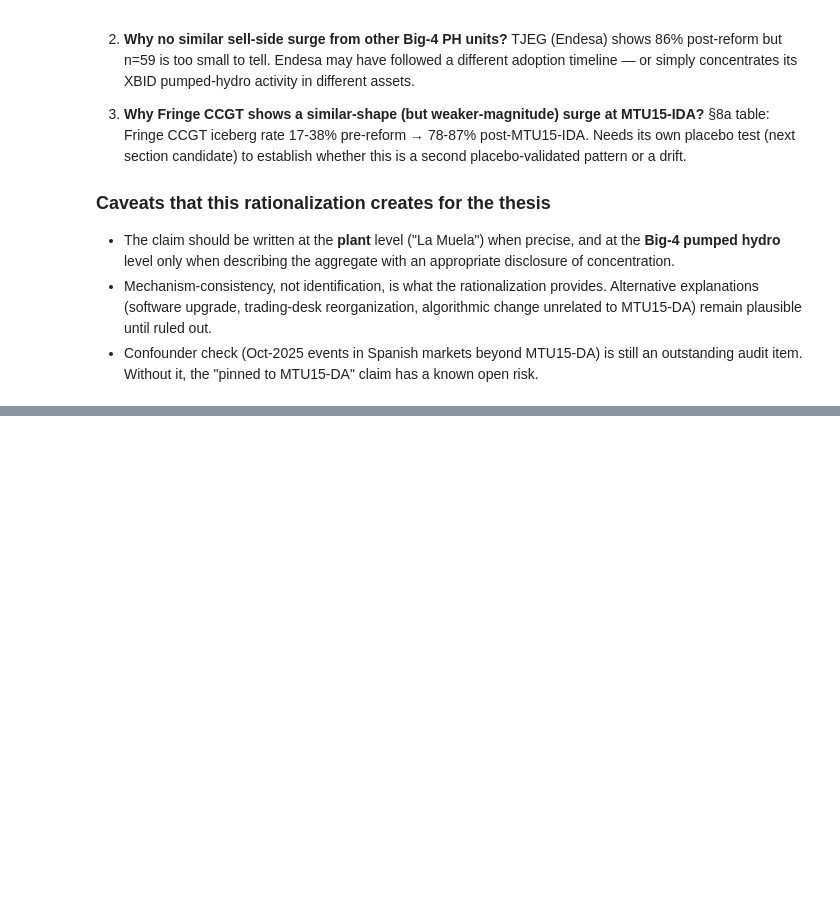
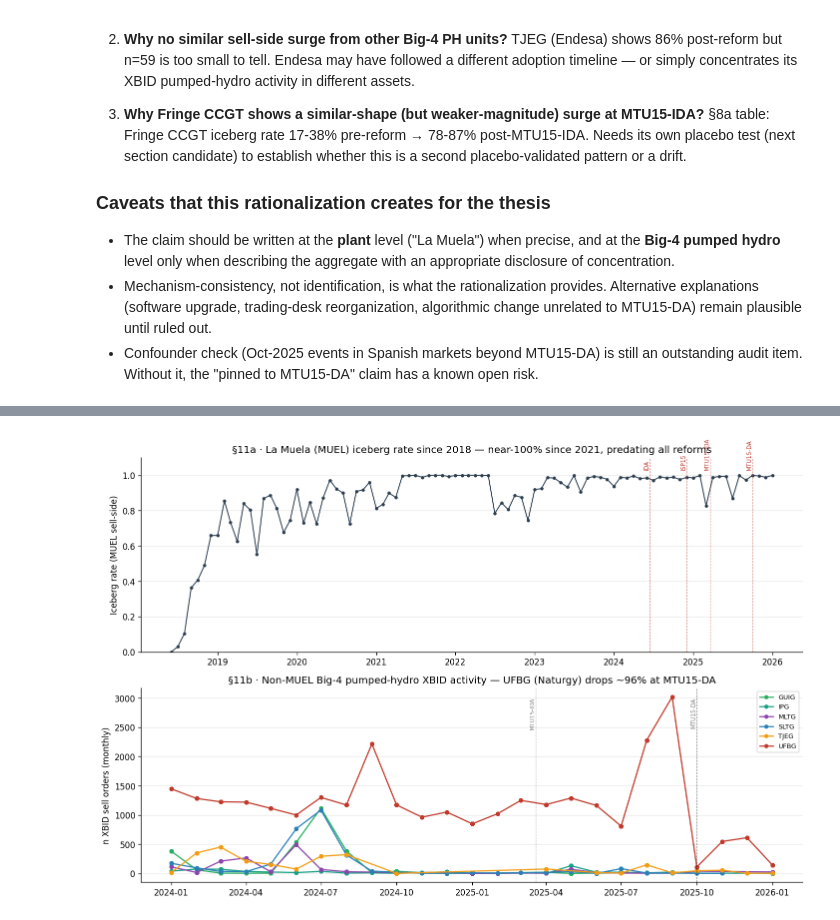
Before and after one commit to PabloParamioPerez/mtu15_project, a Jupyter notebook: explore/09_bid_shape_eda.ipynb, the cells around one changed output, grey strips where cells are left out. Cells and saved outputs as stored; diff of their text form; code cells hidden in the pictures; blank space fills up the shorter version.

```diff
--- a/explore/09_bid_shape_eda.ipynb
+++ b/explore/09_bid_shape_eda.ipynb
@@ -1496,0 +1508,96 @@ If the reform's primary effect is on information environment rather than on quan
+# %%
+# §11 — Full MUEL timeline + UFBG activity trajectory.
+
+q11a = (
+    "SELECT DATE_TRUNC('month', CAST(trade_date AS DATE)) AS mon, offer_type, "
+    "       AVG(CASE WHEN exec_condition='ICE' THEN 1.0 ELSE 0.0 END) AS ice_rate, "
+    "       COUNT(*) AS n_orders "
+    f"FROM read_parquet('{ORDERS}') "
+    "WHERE zone='10YES-REE------0' AND unit_code='MUEL' "
+    "  AND CAST(trade_date AS DATE) >= DATE '2018-01-01' "
+    "GROUP BY 1,2 ORDER BY 2,1"
+)
+muel = con.execute(q11a).fetchdf()
+muel['mon'] = pd.to_datetime(muel['mon'])
+
+# Non-MUEL Big-4 PH activity trajectory
+q11b = (
+    "WITH panel AS ( "
+    "    SELECT DISTINCT unit_code, CAST(date AS DATE) AS date "
+    f"    FROM read_parquet('{PANEL}') "
+    "    WHERE big4=1 AND technology='Hidráulica de Bombeo Puro' AND unit_code!='MUEL'), "
+    "orders AS ( "
+    "    SELECT DATE_TRUNC('month', CAST(trade_date AS DATE)) AS mon, unit_code, "
+    "           AVG(CASE WHEN exec_condition='ICE' THEN 1.0 ELSE 0.0 END) AS ice_rate, "
+    "           COUNT(*) AS n_orders "
+    f"    FROM read_parquet('{ORDERS}') "
+    "    WHERE zone='10YES-REE------0' AND offer_type='V' "
+    "      AND CAST(trade_date AS DATE) BETWEEN DATE '2024-01-01' AND DATE '2026-02-01' "
+    "    GROUP BY 1,2) "
+    "SELECT o.mon, o.unit_code, o.n_orders, o.ice_rate "
+    "FROM orders o JOIN panel p USING (unit_code) "
+    "ORDER BY unit_code, mon"
+)
+others = con.execute(q11b).fetchdf()
+others['mon'] = pd.to_datetime(others['mon'])
+
+# Plot: MUEL long-term timeline + non-MUEL activity
+fig, axes = plt.subplots(2, 1, figsize=(12, 8), sharex=False)
+
+# Panel A: MUEL long-term iceberg rate
+ax = axes[0]
+muel_v = muel[muel['offer_type']=='V']
+ax.plot(muel_v['mon'], muel_v['ice_rate'], '-o', color='#2c3e50', markersize=3, lw=1.2)
+for name, d in [('IDA', IDA_REFORM), ('ISP15', ISP15_REFORM),
+                 ('MTU15-IDA', INTRADAY_REFORM), ('MTU15-DA', DAY_AHEAD_REFORM)]:
+    ax.axvline(pd.Timestamp(d), color='#c0392b', ls='--', lw=0.7, alpha=0.6)
+    ax.text(pd.Timestamp(d), 1.03, name, rotation=90, va='bottom', ha='right',
+            fontsize=7, color='#c0392b')
+ax.set_ylim(0, 1.1)
+ax.set_ylabel('Iceberg rate (MUEL sell-side)')
+ax.set_title('§11a · La Muela (MUEL) iceberg rate since 2018 — near-100% since 2021, predating all reforms')
+ax.grid(axis='y', alpha=0.3)
+
+# Panel B: Non-MUEL activity (n_orders) with UFBG highlighted
+ax = axes[1]
+colors = {'UFBG': '#c0392b', 'SLTG': '#2980b9', 'GUIG': '#27ae60',
+          'TJEG': '#f39c12', 'MLTG': '#8e44ad', 'IPG': '#16a085'}
+for unit in others['unit_code'].unique():
+    sub = others[others['unit_code']==unit].sort_values('mon')
+    ax.plot(sub['mon'], sub['n_orders'], '-o', markersize=4,
+            color=colors.get(unit, 'grey'), label=unit)
+for name, d in [('MTU15-IDA', INTRADAY_REFORM), ('MTU15-DA', DAY_AHEAD_REFORM)]:
+    ax.axvline(pd.Timestamp(d), color='black', ls='--', lw=0.7, alpha=0.5)
+    ax.text(pd.Timestamp(d), ax.get_ylim()[1]*0.95, name, rotation=90,
+            va='top', ha='right', fontsize=7, color='grey')
+ax.set_ylabel('n XBID sell orders (monthly)')
+ax.set_title('§11b · Non-MUEL Big-4 pumped-hydro XBID activity — UFBG (Naturgy) drops ~96% at MTU15-DA')
+ax.grid(axis='y', alpha=0.3)
+ax.legend(loc='upper right', fontsize=8)
+
+plt.tight_layout()
+plt.show()
+
+# Summary comparison
+print('§11 · MUEL full-sample iceberg rate, key milestones:')
+key_dates = ['2018-06-01', '2019-06-01', '2020-06-01', '2021-06-01', '2021-09-01',
+             '2022-06-01', '2023-06-01', '2024-06-01', '2024-12-01',
+             '2025-03-01', '2025-09-01', '2025-10-01', '2025-12-01']
+for d in key_dates:
+    row = muel_v[muel_v['mon']==pd.Timestamp(d)]
+    if len(row):
+        print(f'  {d}: iceberg = {row["ice_rate"].iloc[0]:.3f} '
+              f'(n = {int(row["n_orders"].iloc[0])})')
+
+# UFBG trajectory (key unit)
+print()
+print('§11 · UFBG (Naturgy Bugalleira) monthly order volume + iceberg rate:')
+ufbg = others[others['unit_code']=='UFBG'].sort_values('mon').copy()
+ufbg_disp = pd.DataFrame({
+    'mon': ufbg['mon'].dt.strftime('%Y-%m').values,
+    'n_orders': ufbg['n_orders'].astype(int).values,
+    'ice_rate': ufbg['ice_rate'].round(3).values,
+})
+print(ufbg_disp.to_string(index=False))
+# %% [output]
+[figure, added]
```
Also changed, not shown: parts of 3 cells of this notebook, 1 other file.
